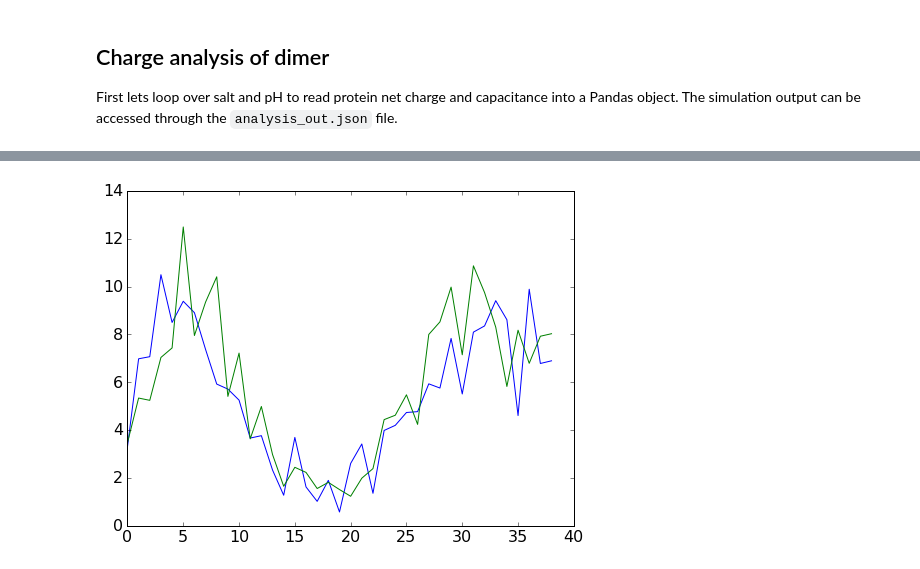
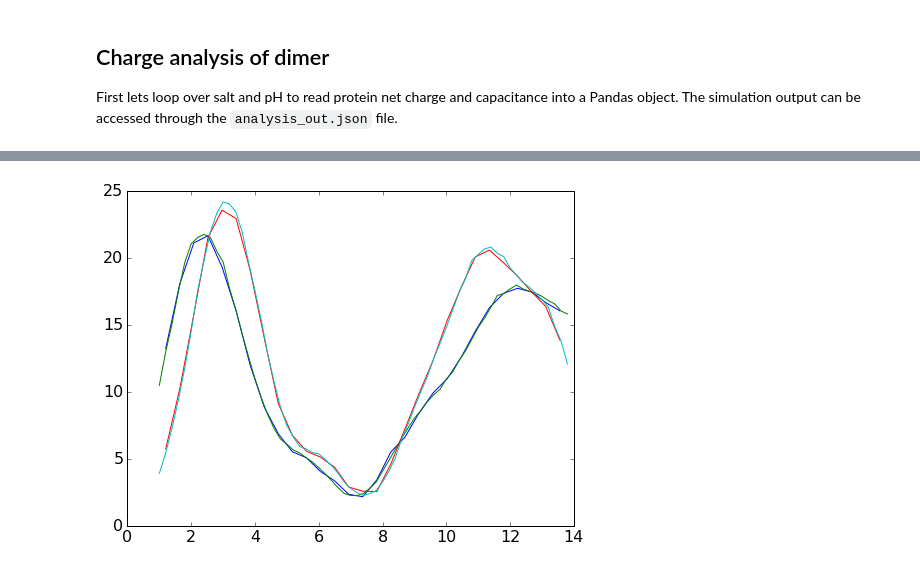
Before and after one commit to mlund/faunus-notebooks, a Jupyter notebook: lactoferrin-dimer/kontakt.ipynb, the cells around one changed output, grey strips where cells are left out. Drawn from its saved outputs; the diff is of its cells as text; code cells hidden in the pictures.

```diff
--- a/lactoferrin-dimer/kontakt.ipynb
+++ b/lactoferrin-dimer/kontakt.ipynb
@@ -144,9 +244,9 @@ def mkinput():
         },
 
         "moves": {
-            "gctit"         : { "molecule": "salt", "prob": 0.5 },
+            "gctit"         : { "molecule": "salt", "prob": 0.9 },
             "atomtranslate" : {
-                "salt":  { "prob": 0.5 }
+                "salt":  { "prob": 0.1 }
             }
         },
 
@@ -215,7 +315,7 @@ def mkinput():
         f.write(json.dumps(js, indent=4))
 
 # flow control:
-equilibration = True   # if true, delete state file and start over
+equilibration = True  # if true, delete state file and start over
 production    = True   # if true, start from present state file
 slurm         = True   # if true, submit production runs to slurm cluster
 override      = False  # if true, override existing files
@@ -231,7 +331,7 @@ for protein in protein_range:    # loop over protein structures
             else:
                 if override==False:
                     break
-            %cd -q $pfx
+            %cd $pfx
 
             # equilibration run
             if equilibration:
@@ -239,10 +339,11 @@ for protein in protein_range:    # loop over protein structures
                 micro=5000
                 mkinput()
                 !../faunus/src/examples/gctit > eq 2>&1
+                !rm -fR analysis_out.json
 
             # production run
             if production:
-                micro=5000000
+                micro=10000000
                 mkinput()
                 if slurm:
                     !sbatch ../submit.sh > /dev/null
@@ -250,7 +351,7 @@ for protein in protein_range:    # loop over protein structures
                     !../faunus/src/examples/gctit > out 2>&1
 
             %cd -q ..
-            print('.', end='')
+            #print('.', end='')
 
 print('done.')
 # %% [output]
@@ -300,10 +401 @@ sets['dimer.pqr']
 | pH | [1.0, 1.2, 1.4, 1.6, 1.8, 2.0, 2.... | [1.0, 1.2, 1.4, 1.6, 1.8, 2.0, 2.... |
-# %%
-plt.title('Titration')
-plt.xlabel('pH')
-plt.ylabel('Net charge')
-for salt, d in sets['dimer.pqr'].iteritems():
-    plt.plot(d.pH, d.Z, label=r'$c_s=$'+salt+' M', lw=3)
-plt.legend(loc=0, frameon=False)
-#plt.ylim((0,30))
-plt.xlim((1,13))
@@ -313,9 +447,12 @@ plt.xlim((1,13))
 # %%
+# Let's also calculate the capacitance from the derivative of
+# the net-charge with respect to pH.
 from scipy.interpolate import Akima1DInterpolator
-for salt, d in data.iteritems():
-    pH = np.linspace(d.pH.min(), d.pH.max(), 40)
+for salt, d in sets['dimer.pqr'].iteritems():
+    pH = np.linspace(d.pH.min(), d.pH.max(), 30)
     sZ = Akima1DInterpolator(d.pH, d.Z)(pH)
     sC = - np.diff(sZ) / np.diff(pH) / np.log(10)
-    plt.plot(sC)
+    plt.plot(pH[:-1]+0.2, sC)
+    plt.plot(d.pH, d.C)
 # %% [output]
-[figure, old version]
+[figure, new version]
```
Also changed, not shown: parts of 14 cells of this notebook, 2 other files.
